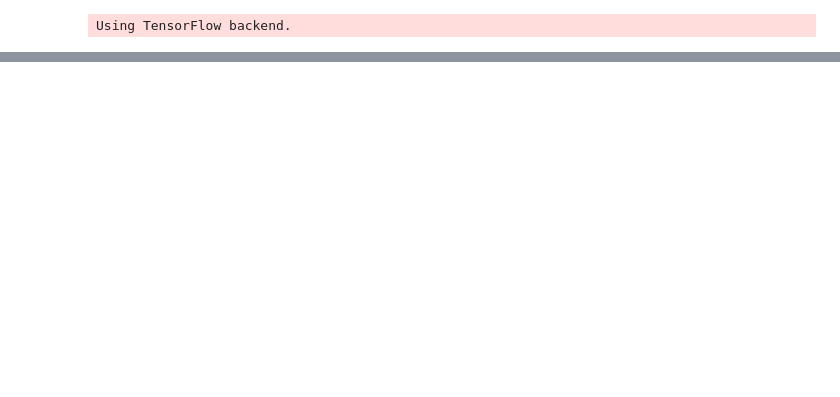
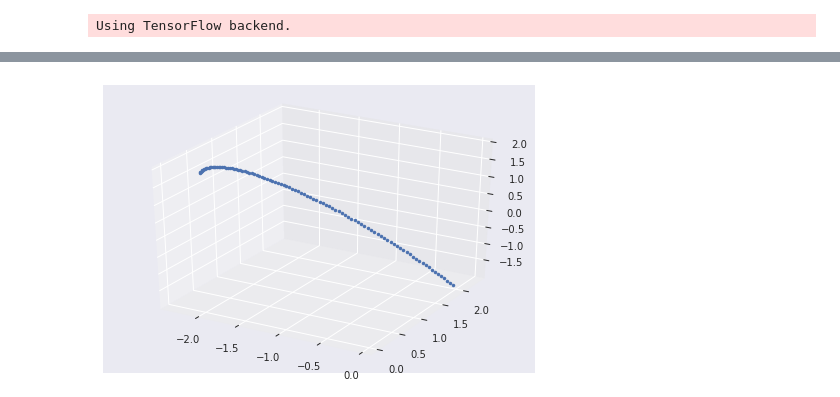
Before and after one commit to jameslee97/adaptive_learning_mixtures, a Jupyter notebook: notebooks/5_compare_vae.ipynb, the cells around one changed output, grey strips where cells are left out. Cells and saved outputs as stored; diff of their text form; code cells hidden in the pictures; blank space fills up the shorter version.

```diff
--- a/notebooks/5_compare_vae.ipynb
+++ b/notebooks/5_compare_vae.ipynb
@@ -47,0 +187,16 @@ cations = cations.reset_index(drop=True)
+# %%
+# example of the SLERP
+if __name__ == '__main__':
+    pA = array([-2.0, 0.0, 2.0])
+    pB = array([0.0, 2.0, -2.0])
+
+    ps = array([slerp(pA, pB, t) for t in arange(0.0, 1.0, 0.01)])
+
+    from pylab import *
+    from mpl_toolkits.mplot3d import Axes3D
+    f = figure()
+    ax = Axes3D(f)
+    ax.plot3D(ps[:,0], ps[:,1], ps[:,2], '.')
+    show()
+# %% [output]
+[figure, added]
```
Also changed, not shown: parts of 40 cells of this notebook, 15 other files.
